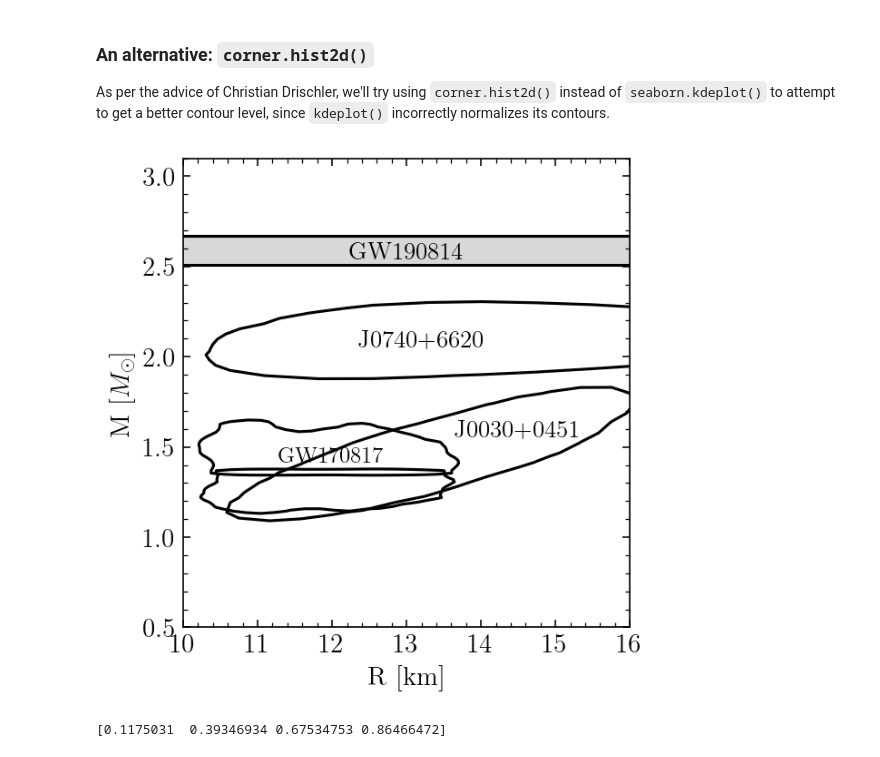
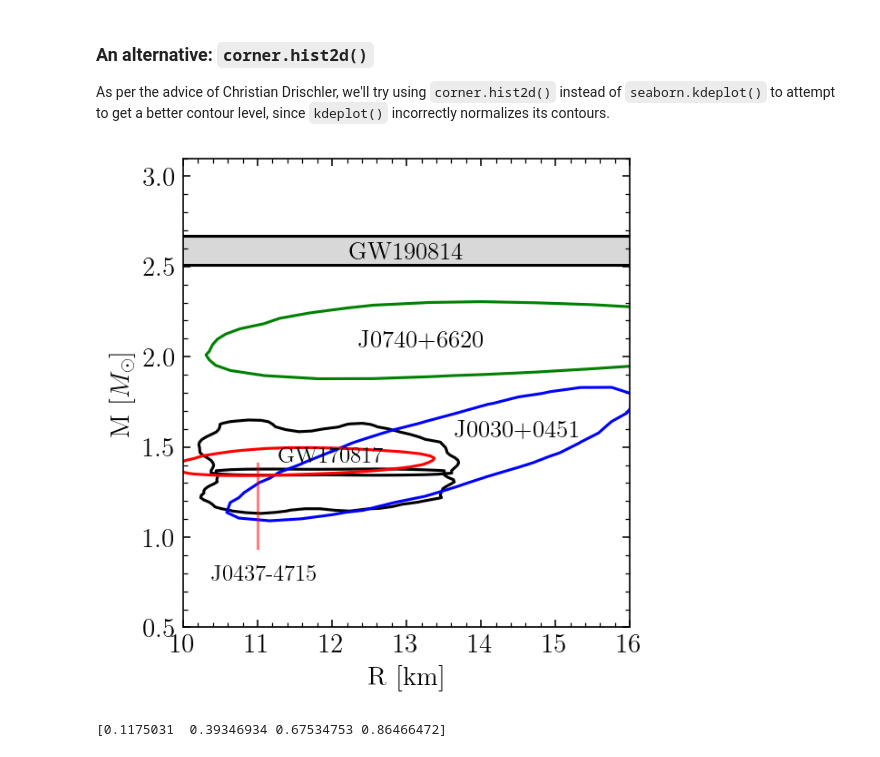
Before and after one commit to asemposki/neutron-rich-bmm, a Jupyter notebook: notebooks/Neutron_Star_Properties.ipynb, the cells around one changed output. Drawn from its saved outputs; the diff is of its cells as text; code cells hidden in the pictures.

```diff
--- a/notebooks/Neutron_Star_Properties.ipynb
+++ b/notebooks/Neutron_Star_Properties.ipynb
@@ -26,6 +26,10 @@ setup_rc_params()
 miller = np.loadtxt('../data/NICER_data/NICER+XMM_J0740_RM.txt')
 miller_0030_2 = np.loadtxt('../data/NICER_data/J0030_2spot_RM.txt')
 miller_0030_3 = np.loadtxt('../data/NICER_data/J0030_3spot_RM.txt')
+# %%
+# load NICER J0437 data
+j0437 = np.loadtxt('../data/NICER_data/J0437_data/samples/J0437_3C50_BKG_AGN_hiMN_lowXPSI_wmrsamples.dat')
+#j0437_contour = np.loadtxt('../data/NICER_data/J0437_data/contours/J0437_CST_PDT_3C50_BKG_AGN_smooth_3sigma_hiMN_lowXPSI_res_95.txt')
 # %%
 # load in the LIGO data from the folder
 df_insens = pd.read_csv('../data/LIGO_data/EoS-insensitive_posterior_samples.dat', sep='\s+')
@@ -158,40 +162,47 @@ corner.hist2d(x22, y22, bins=25, range=None, axes_scale=['linear', 'linear'], we
               contour_kwargs=None, contourf_kwargs=None, data_kwargs=None, pcolor_kwargs=None, \
               new_fig=True, force_range=False)
 corner.hist2d(miller[:,0], miller[:,1], bins=25, range=None, axes_scale=['linear', 'linear'], weights=None, \
-              levels=[0.9], smooth=0.8, ax=ax, color=None, quiet=False, plot_datapoints=False, \
+              levels=[0.9], smooth=0.8, ax=ax, color='green', quiet=False, plot_datapoints=False, \
               plot_density=False, plot_contours=True, no_fill_contours=True, fill_contours=False, \
               contour_kwargs=None, contourf_kwargs=None, data_kwargs=None, pcolor_kwargs=None, \
               new_fig=True, force_range=False)
 corner.hist2d(miller_0030_2[:,0], miller_0030_2[:,1], bins=25, range=None, axes_scale=['linear', 'linear'], weights=None, \
-              levels=[0.9], smooth=0.8, ax=ax, color=None, quiet=False, plot_datapoints=False, \
+              levels=[0.9], smooth=0.8, ax=ax, color='blue', quiet=False, plot_datapoints=False, \
+              plot_density=False, plot_contours=True, no_fill_contours=True, fill_contours=False, \
+              contour_kwargs=None, contourf_kwargs=None, data_kwargs=None, pcolor_kwargs=None, \
+              new_fig=True, force_range=False)
+corner.hist2d(j0437[:,2], j0437[:,1], bins=25, range=None, axes_scale=['linear', 'linear'], weights=j0437[:,0], \
+              levels=[0.9], smooth=0.8, ax=ax, color='red', quiet=False, plot_datapoints=False, \
               plot_density=False, plot_contours=True, no_fill_contours=True, fill_contours=False, \
               contour_kwargs=None, contourf_kwargs=None, data_kwargs=None, pcolor_kwargs=None, \
               new_fig=True, force_range=False)
 ax.text(13.2, 2.15, r'J0740+6620', ha='center', va='top', fontsize=13)
 ax.text(14.5, 1.65, r'J0030+0451', ha='center', va='top', fontsize=13)
 # GW 190814
 fake_linspace = np.linspace(10.0, 16.0, 100)
 gw_lower = 2.51*np.ones(len(fake_linspace))
 gw_upper = 2.67*np.ones(len(fake_linspace))
 ax.fill_between(fake_linspace, gw_lower, gw_upper, alpha=0.3, color='grey')
 ax.axhline(y=2.51, color='k')
 ax.axhline(y=2.67, color='k')
 ax.text(13.0, 2.635, r'GW190814', ha='center', va='top', fontsize=13)
 ax.set_ylim(0.5,3.1)
 ax.set_xlim(10.0,16.0)
 # ax.xaxis.set_major_locator(MultipleLocator(0.25))
 ax.tick_params(right=True, top=True, which='both', labelsize=14)
 ax.yaxis.set_major_locator(MultipleLocator(0.5))
 ax.yaxis.set_minor_locator(AutoMinorLocator(5))
 ax.xaxis.set_major_locator(MultipleLocator(1))
 ax.xaxis.set_minor_locator(AutoMinorLocator(5))
 ax.set_xlabel(r'R [km]', fontsize=14)
 ax.set_ylabel(r'M [$M_{\odot}$]', fontsize=14)
 ax.text(12.0, 1.5, r'GW170817', ha='center', va='top', fontsize=12)
+ax.axvline(x=11.0, ymin=0.17, ymax=0.35, color='red', alpha=0.5)
+ax.text(11.1, 0.85, r'J0437-4715', ha='center', va='top', fontsize=12)
 plt.show()
 plt.show()
 # %% [output]
-[figure, old version]
+[figure, new version]
 # %%
 print(1.0 - np.exp(-0.5 * np.arange(0.5, 2.1, 0.5) ** 2))
 # %% [output]
```
